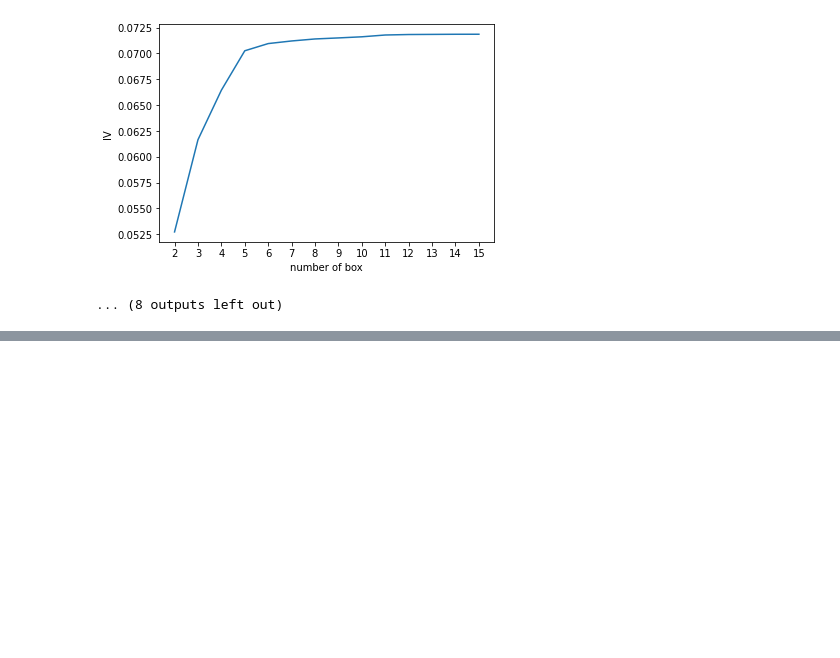
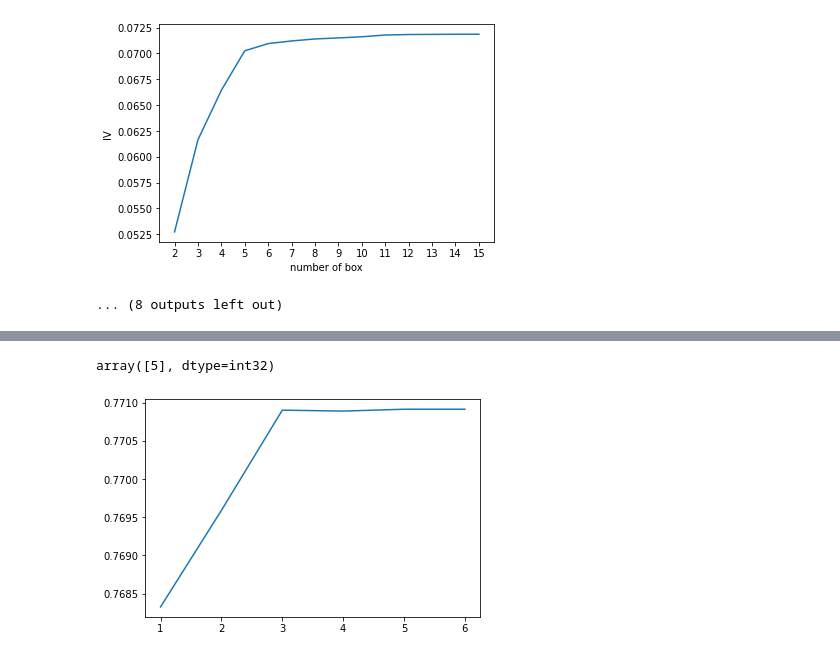
Before and after one commit to Knowledge-Precipitation-Tribe/Machine-Learning, a Jupyter notebook: logisitcRegression/rankingcard.ipynb, the cells around one changed output, grey strips where cells are left out. Saved outputs shown, nothing was run; the diff lists cells and outputs as text; code cells hidden in the pictures; blank space fills up the shorter version.

```diff
--- a/logisitcRegression/rankingcard.ipynb
+++ b/logisitcRegression/rankingcard.ipynb
@@ -756,0 +945,15 @@ NumberOfOpenCreditLinesAndLoans
+# %%
+lr.n_iter_
+# %% [output]
+array([5], dtype=int32)
+# %%
+score = []
+
+for i in [1,2,3,4,5,6]:
+    lr = LR(solver='liblinear',C=0.025,max_iter=i).fit(X,y)
+    score.append(lr.score(vali_x,vali_y))
+plt.figure()
+plt.plot([1,2,3,4,5,6],score)
+plt.show()
+# %% [output]
+[figure, added]
```
Also changed, not shown: parts of 20 cells of this notebook, 1 other file.
